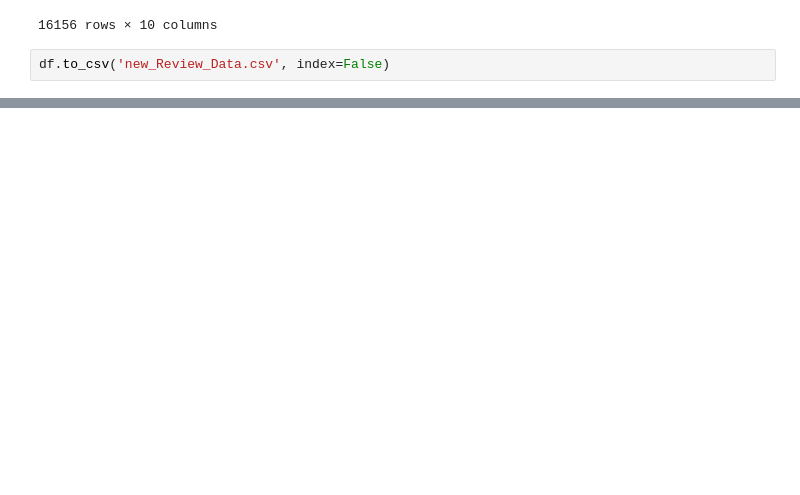
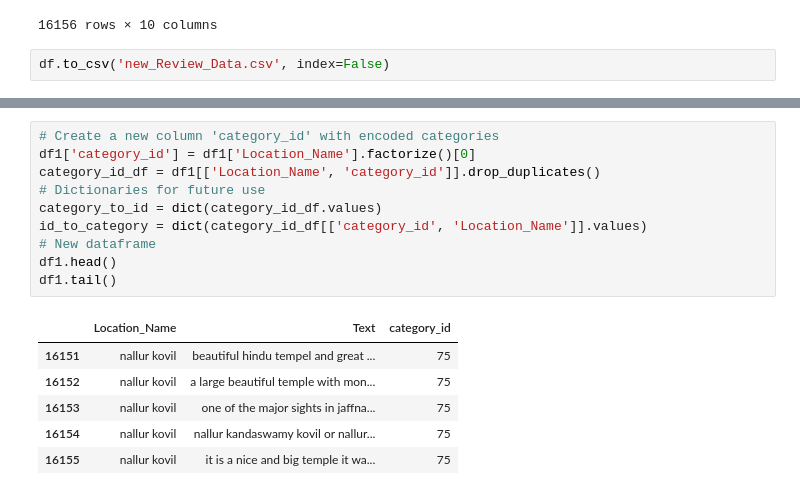
Before and after one commit to Tharusha02/TravelEz---Tourist-Destination-Recommendation-System, a Jupyter notebook: Dsgp.ipynb, the cells around one changed output, grey strips where cells are left out. Drawn from its saved outputs; the diff is of its cells as text; blank space fills up the shorter version.

```diff
--- a/Dsgp.ipynb
+++ b/Dsgp.ipynb
@@ -173,0 +266,17 @@ df.to_csv('new_Review_Data.csv', index=False)
+# %%
+# Create a new column 'category_id' with encoded categories
+df1['category_id'] = df1['Location_Name'].factorize()[0]
+category_id_df = df1[['Location_Name', 'category_id']].drop_duplicates()
+# Dictionaries for future use
+category_to_id = dict(category_id_df.values)
+id_to_category = dict(category_id_df[['category_id', 'Location_Name']].values)
+# New dataframe
+df1.head()
+df1.tail()
+# %% [output]
+|  | Location_Name | Text | category_id |
+| 16151 | nallur kovil | beautiful hindu tempel and great ... | 75 |
+| 16152 | nallur kovil | a large beautiful temple with mon... | 75 |
+| 16153 | nallur kovil | one of the major sights in jaffna... | 75 |
+| 16154 | nallur kovil | nallur kandaswamy kovil or nallur... | 75 |
+| 16155 | nallur kovil | it is a nice and big temple it wa... | 75 |
```
Also changed, not shown: parts of 35 cells of this notebook.
